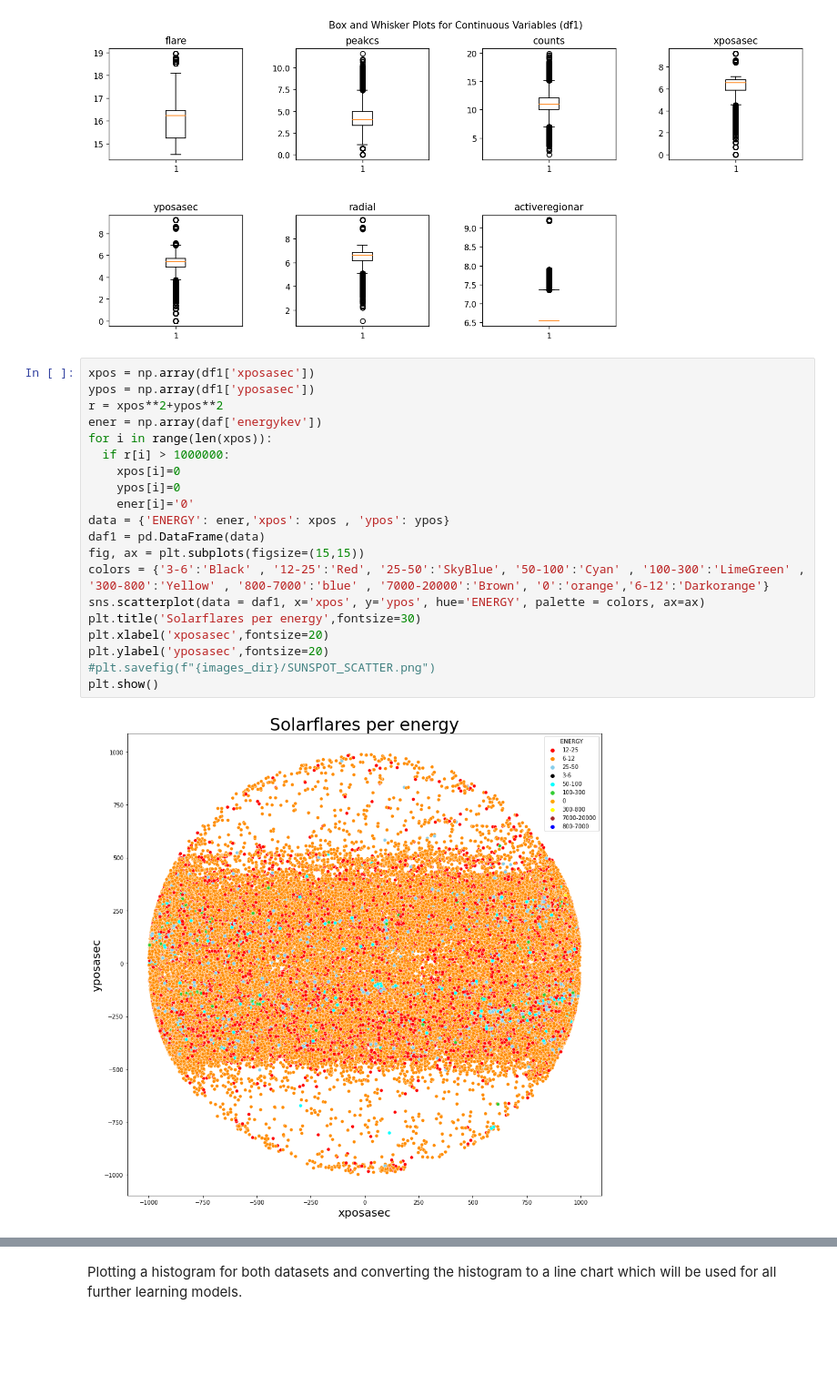
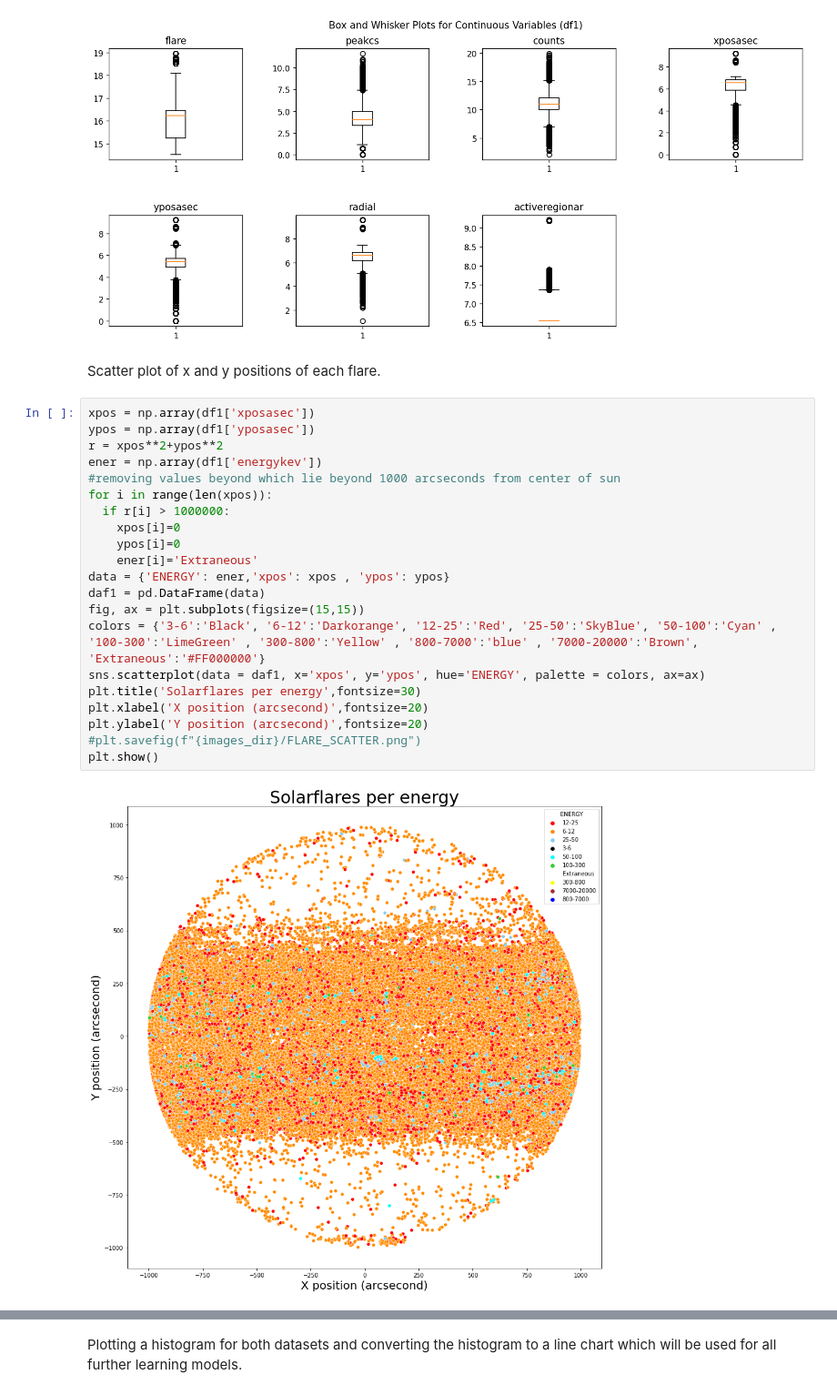
Before and after one commit to ravioli1369/DS203_Project, a Jupyter notebook: DS203_Project.ipynb, the cells around one changed output, grey strips where cells are left out. Shown at 91% size. Cells and saved outputs as stored; diff of their text form; blank space fills up the shorter version.

```diff
--- a/DS203_Project.ipynb
+++ b/DS203_Project.ipynb
@@ -392,26 +391,29 @@ for c in range(len(cont_col1)): #considering continuous variables
 plt.show() #displaying the box plot
 # %% [output]
 [figure]
+# %% [markdown]
+Scatter plot of x and y positions of each flare.
 # %%
 xpos = np.array(df1['xposasec'])
 ypos = np.array(df1['yposasec'])
 r = xpos**2+ypos**2
-ener = np.array(daf['energykev'])
+ener = np.array(df1['energykev'])
+#removing values beyond which lie beyond 1000 arcseconds from center of sun
 for i in range(len(xpos)):
   if r[i] > 1000000:
     xpos[i]=0
     ypos[i]=0
-    ener[i]='0'
+    ener[i]='Extraneous'
 data = {'ENERGY': ener,'xpos': xpos , 'ypos': ypos}
 daf1 = pd.DataFrame(data)
 fig, ax = plt.subplots(figsize=(15,15))
-colors = {'3-6':'Black' , '12-25':'Red', '25-50':'SkyBlue', '50-100':'Cyan' , '100-300':'LimeGreen' , '300-800':'Yellow' , '800-7000':'blue' , '7000-20000':'Brown', '0':'orange','6-12':'Darkorange'}
+colors = {'3-6':'Black', '6-12':'Darkorange', '12-25':'Red', '25-50':'SkyBlue', '50-100':'Cyan' , '100-300':'LimeGreen' , '300-800':'Yellow' , '800-7000':'blue' , '7000-20000':'Brown', 'Extraneous':'#FF000000'}
 sns.scatterplot(data = daf1, x='xpos', y='ypos', hue='ENERGY', palette = colors, ax=ax)
 plt.title('Solarflares per energy',fontsize=30)
-plt.xlabel('xposasec',fontsize=20)
-plt.ylabel('yposasec',fontsize=20)
-#plt.savefig(f"{images_dir}/SUNSPOT_SCATTER.png")
+plt.xlabel('X position (arcsecond)',fontsize=20)
+plt.ylabel('Y position (arcsecond)',fontsize=20)
+#plt.savefig(f"{images_dir}/FLARE_SCATTER.png")
 plt.show()
 # %% [output]
-[figure, old version]
+[figure, new version]
 # %% [markdown]
```
Also changed, not shown: parts of 23 cells of this notebook, 4 other files.
